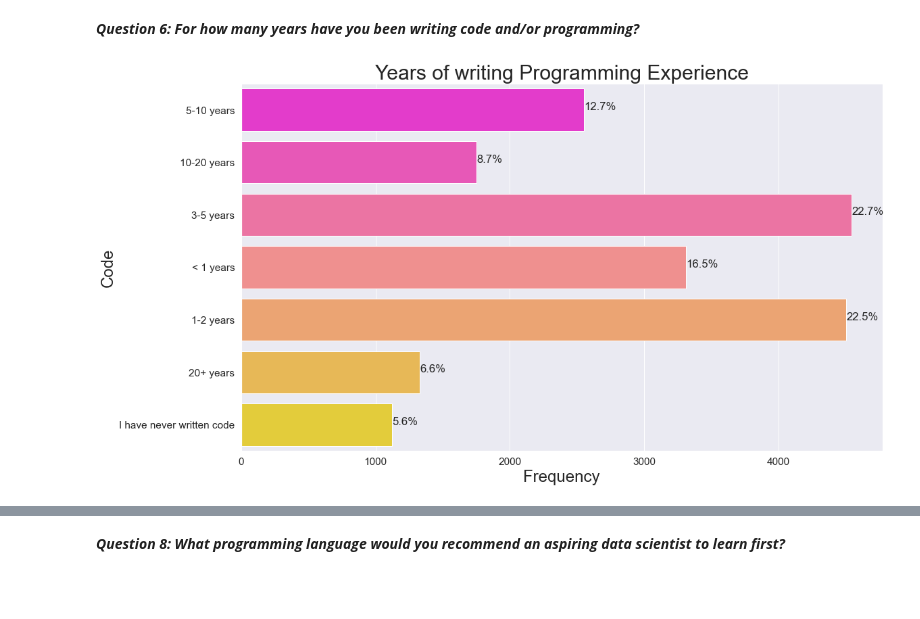
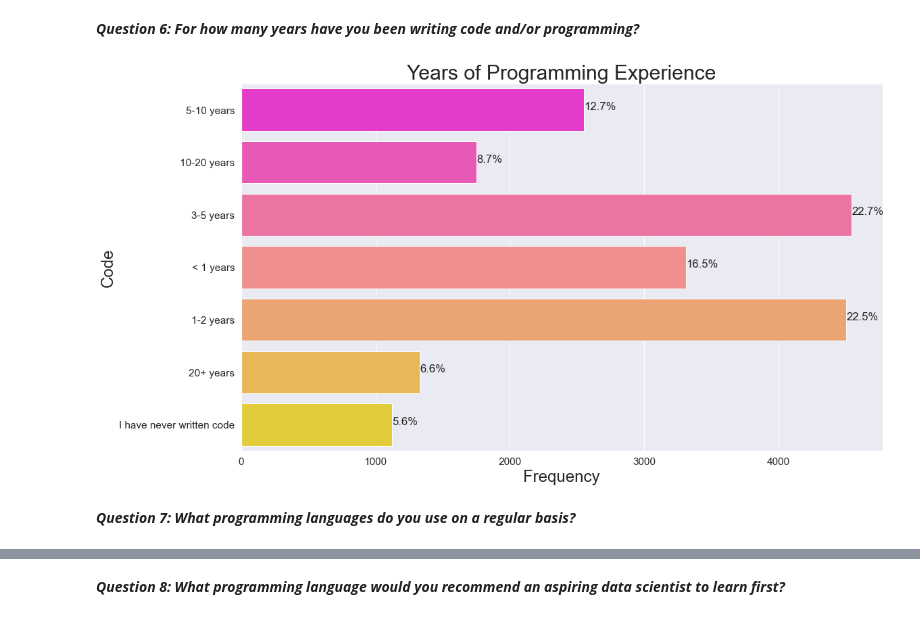
Before and after one commit to Mega-Barrel/Kaggle-ML-DS-Survey, a Jupyter notebook: Kaggle_Survey_EDA.ipynb, the cells around one changed output, grey strips where cells are left out. Cells and saved outputs as stored; diff of their text form; code cells hidden in the pictures; blank space fills up the shorter version.

```diff
--- a/Kaggle_Survey_EDA.ipynb
+++ b/Kaggle_Survey_EDA.ipynb
@@ -220,23 +220,25 @@ plt.show()
 # %%
 sns.set(font_scale=1.4)
 plt.figure(figsize=(17,10))
 
 ax = sns.countplot(y = 'Q6', data = response, palette = "spring")
 
 total = len(response['Q6'])
 for p in ax.patches:
         percentage = '{:.1f}%'.format(100 * p.get_width()/total)
         x = p.get_x() + p.get_width() + 0.02
         y = p.get_y() + p.get_height()/2
         ax.annotate(percentage, (x, y))
 
 
-plt.title('Years of writing Programming Experience',
+plt.title('Years of Programming Experience',
          fontsize =30)
 
 plt.xlabel('Frequency', fontsize = 24)
 plt.ylabel('Code', fontsize = 24)
 
 plt.show()
 # %% [output]
-[figure, old version]
+[figure, new version]
+# %% [markdown]
+***Question 7: What programming languages do you use on a regular basis?***
```
Also changed, not shown: parts of 18 cells of this notebook.
